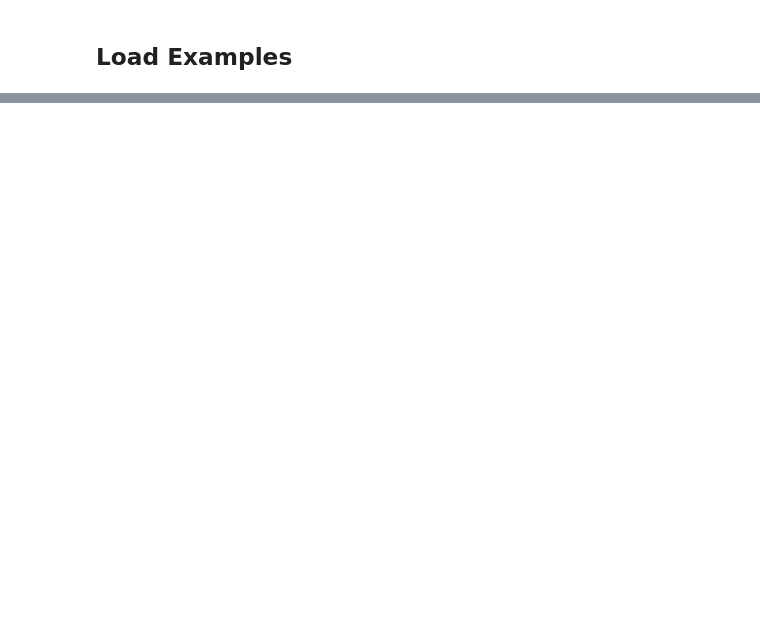
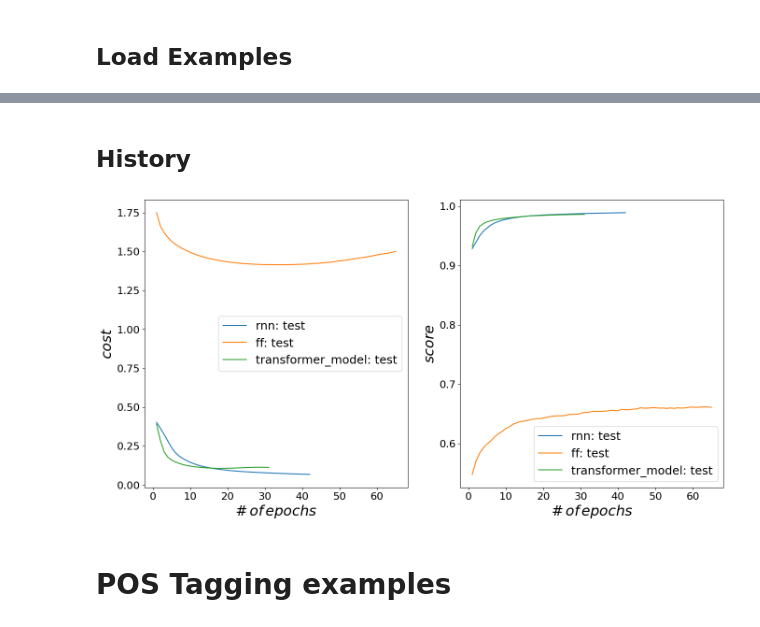
Before and after one commit to efthymis-mcl/algomorphism, a Jupyter notebook: examples/pos_tagger.ipynb, the cells around one changed output, grey strips where cells are left out. Drawn from its saved outputs; the diff is of its cells as text; code cells hidden in the pictures; blank space fills up the shorter version.

```diff
--- a/examples/pos_tagger.ipynb
+++ b/examples/pos_tagger.ipynb
@@ -721,0 +664,13 @@ Text(0.5, 1.0, 'Test auc per model')
+# %%
+opt_rnn = Adam(learning_rate=1e-4)
+rnn = RNN(pos_seq.get_max_length_sent(),
+          pos_seq.get_vocab_size(),
+          pos_seq.get_tags_size(),
+          pos_seq.get_embedding_matrix(),
+          dataset=pos_seq,
+          class_weights=class_weights,
+          optimizer=opt_rnn,
+          clip_norm=0.1,
+          early_stop_vars=early_stop_vars)
+# %%
+rnn.train(pos_seq, 100, print_types=['train', 'val', 'test'])
@@ -721,0 +697,13 @@ Text(0.5, 1.0, 'Test auc per model')
+# %%
+opt_rnn = tf.keras.optimizers.Adam(learning_rate=1e-4)
+trf = TransformerModel(pos_seq.get_max_length_sent(),
+          pos_seq.get_vocab_size(),
+          pos_seq.get_tags_size(),
+          pos_seq.get_embedding_matrix(),
+          dataset=pos_seq,
+          class_weights=class_weights,
+          optimizer=opt_rnn,
+          clip_norm=0.1,
+          early_stop_vars=early_stop_vars)
+# %%
+trf.train(pos_seq, 100, print_types=['train', 'val', 'test'])
@@ -721,0 +809,8 @@ Text(0.5, 1.0, 'Test auc per model')
+# %% [markdown]
+## History
+# %%
+multiple_models_history_figure([rnn, ff, trf], ['test'])
+# %% [output]
+[figure, added]
+# %% [markdown]
+# POS Tagging examples
```
Also changed, not shown: parts of 66 cells of this notebook, 11 other files.
